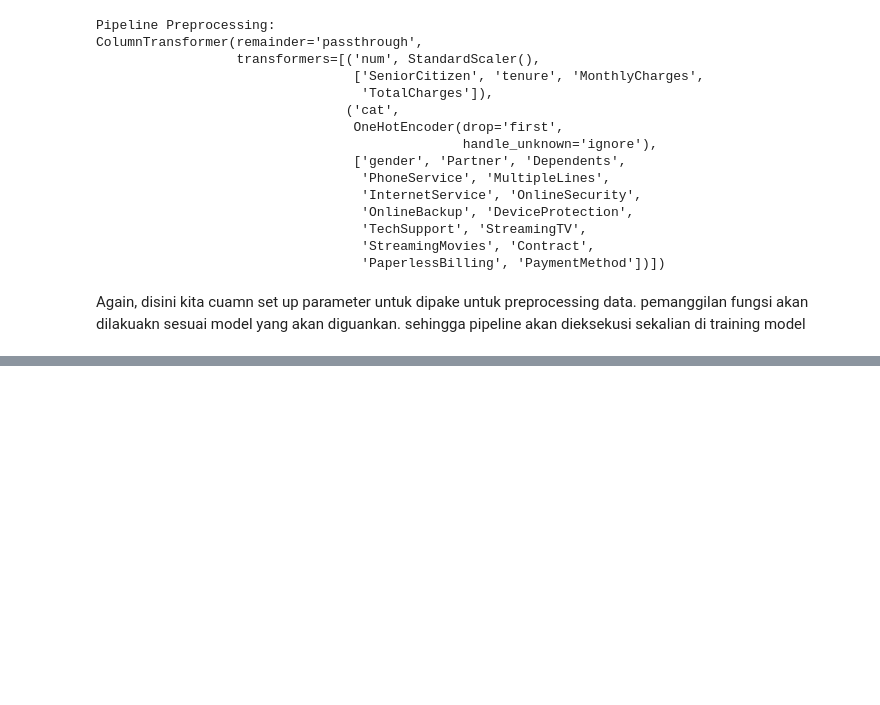
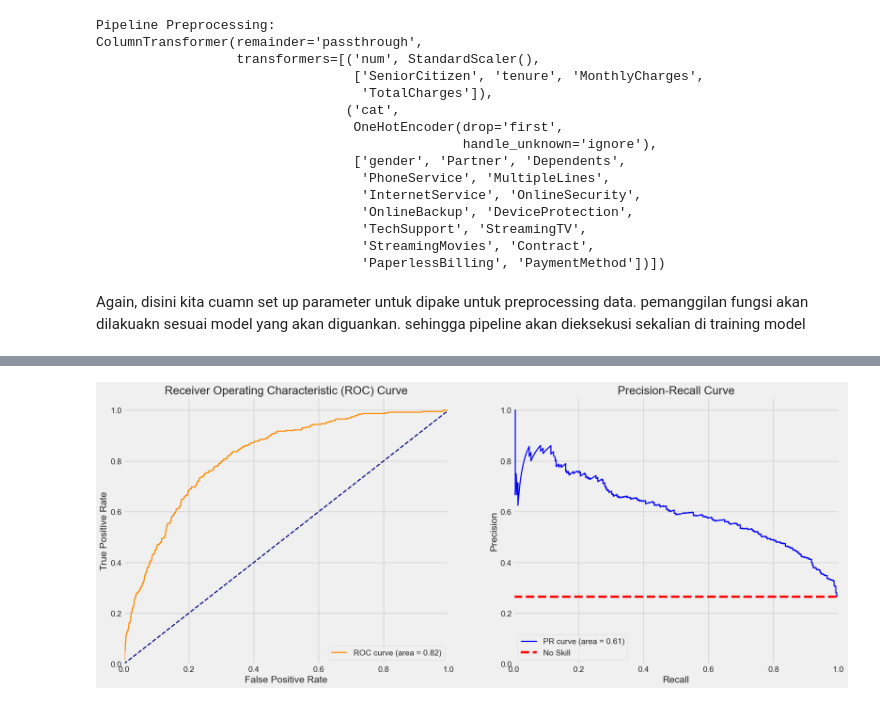
Before and after one commit to Ryanakml/Churn-Prediction-System, a Jupyter notebook: customer_churn.ipynb, the cells around one changed output, grey strips where cells are left out. Saved outputs shown, nothing was run; the diff lists cells and outputs as text; code cells hidden in the pictures; blank space fills up the shorter version.

Commit message:
models

```diff
--- a/customer_churn.ipynb
+++ b/customer_churn.ipynb
@@ -388,7 +394,7 @@ df_prep['Churn'] = df_prep['Churn'].map({'No': 0, 'Yes': 1})
 numerical_features = df_prep.select_dtypes(include=np.number).columns.tolist()
 numerical_features.remove('Churn')  # Hapus target dari daftar fitur
 
-categorical_features = df_prep.select_dtypes(include='object').columns.tolist()
+categorical_features = df_prep.select_dtypes(include=['object', 'category']).columns.tolist()
 
 print("\nFitur Numerik:", numerical_features)
 print("Fitur Kategorikal:", categorical_features)
@@ -473,0 +589,17 @@ Again, disini kita cuamn set up parameter untuk dipake untuk preprocessing data.
+# %%
+# Pipeline
+xgb_pipeline = Pipeline(steps=[
+    ('preprocessor', preprocessor),
+    ('smote_tomek', SMOTE(random_state=42)),
+    ('classifier', XGBClassifier(class_weight='balanced', random_state=42))
+])
+
+# Fit model
+xgb_pipeline.fit(X_train, y_train)
+
+# Predict
+y_pred = xgb_pipeline.predict(X_test)
+
+# result
+print(classification_report(y_test, y_pred))
+print(confusion_matrix(y_test, y_pred))
@@ -473,0 +653,42 @@ Again, disini kita cuamn set up parameter untuk dipake untuk preprocessing data.
+# %%
+from sklearn.metrics import roc_curve, auc, precision_recall_curve
+import matplotlib.pyplot as plt
+
+# Mendapatkan probabilitas prediksi untuk kelas positif (Churn=1)
+y_prob_xgb = xgb_pipeline.predict_proba(X_test)[:, 1]
+
+# Menghitung metrik untuk kurva ROC
+fpr, tpr, thresholds_roc = roc_curve(y_test, y_prob_xgb)
+roc_auc = auc(fpr, tpr)
+
+# Menghitung metrik untuk kurva Precision-Recall
+precision, recall, thresholds_pr = precision_recall_curve(y_test, y_prob_xgb)
+pr_auc = auc(recall, precision)
+
+# Membuat plot
+fig, (ax1, ax2) = plt.subplots(1, 2, figsize=(20, 8))
+
+# Plot Kurva ROC
+ax1.plot(fpr, tpr, color='darkorange', lw=2, label=f'ROC curve (area = {roc_auc:.2f})')
+ax1.plot([0, 1], [0, 1], color='navy', lw=2, linestyle='--')  # garis diagonal sebagai baseline
+ax1.set_xlim([0.0, 1.0])
+ax1.set_ylim([0.0, 1.05])
+ax1.set_xlabel('False Positive Rate')
+ax1.set_ylabel('True Positive Rate')
+ax1.set_title('Receiver Operating Characteristic (ROC) Curve')
+ax1.legend(loc="lower right")
+
+# Plot Kurva Precision-Recall
+no_skill = len(y_test[y_test == 1]) / len(y_test)
+ax2.plot(recall, precision, color='blue', lw=2, label=f'PR curve (area = {pr_auc:.2f})')
+ax2.plot([0, 1], [no_skill, no_skill], linestyle='--', color='red', label='No Skill')
+ax2.set_xlim([0.0, 1.0])
+ax2.set_ylim([0.0, 1.05])
+ax2.set_xlabel('Recall')
+ax2.set_ylabel('Precision')
+ax2.set_title('Precision-Recall Curve')
+ax2.legend(loc="lower left")
+
+plt.show()
+# %% [output]
+[figure, added]
```
Also changed, not shown: parts of 21 cells of this notebook.
